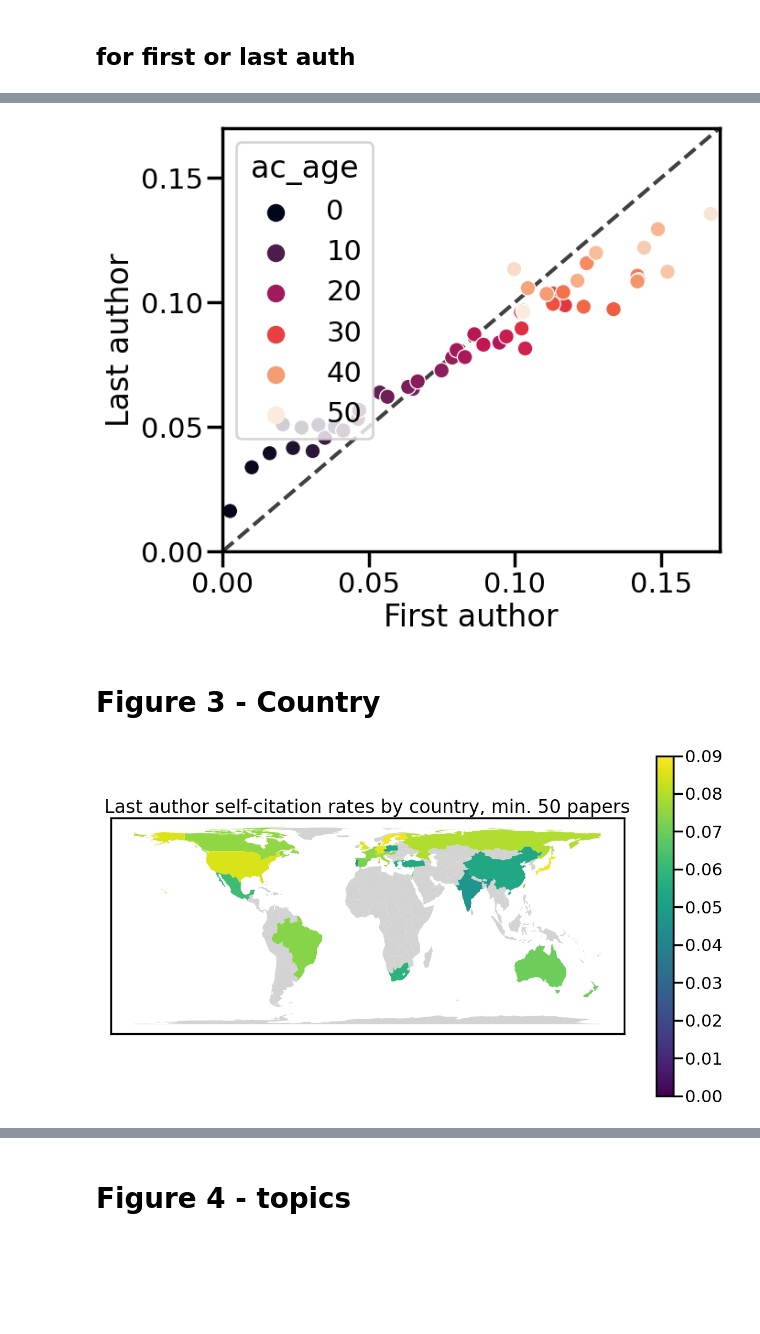
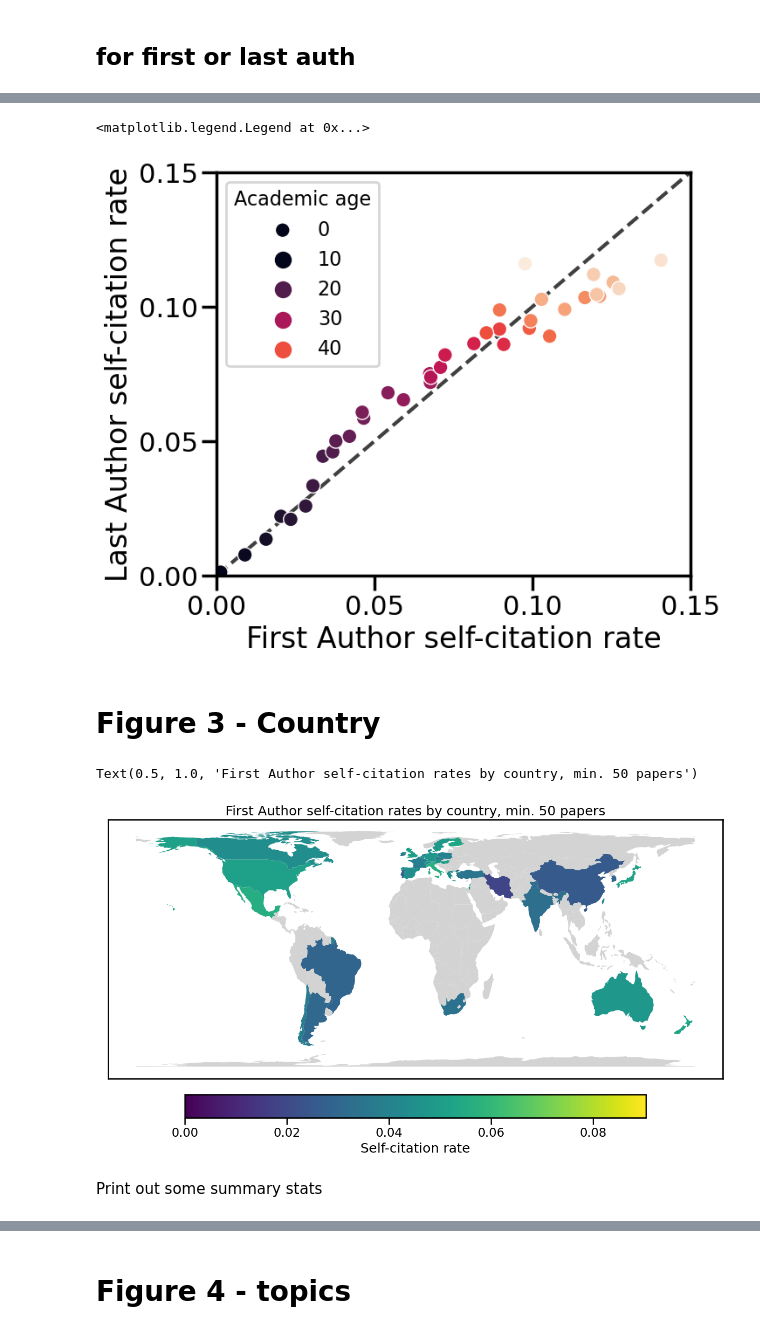
Before and after one commit to mattrosenblatt7/self_citation, a Jupyter notebook: raw_data_analysis/bootstrap_analysis.ipynb, the cells around one changed output, grey strips where cells are left out. Cells and saved outputs as stored; diff of their text form; code cells hidden in the pictures; blank space fills up the shorter version.

```diff
--- a/raw_data_analysis/bootstrap_analysis.ipynb
+++ b/raw_data_analysis/bootstrap_analysis.ipynb
@@ -318,6 +335,6 @@ See the caveats in the documentation: https://pandas.pydata.org/pandas-docs/stab
 # %% [markdown]
 # Load bootstrap results
 # %%
-dat = np.load('./data/boot_results.npz', allow_pickle=True)
+dat = np.load('./boot_results.npz', allow_pickle=True)
 dat['r_boot']
 # %% [output]
@@ -539,8 +569,8 @@ fig, ax = plt.subplots(figsize=(7, 6))
 sns.scatterplot(data=df_ac_age_fa_vs_la, x='sc_x', y='sc_y', ci=None, ax=ax, hue='ac_age', palette = "rocket")
 ax.set_xlabel('First author')
 ax.set_ylabel('Last author')
-ax.set_xlim([0, 0.17])
-ax.set_ylim([0, 0.17])
+ax.set_xlim([0, 0.15])
+ax.set_ylim([0, 0.15])
 ax.set_xticks([0, 0.05, 0.1, 0.15])
 ax.set_yticks([0, 0.05, 0.1, 0.15])
 
@@ -551,9 +581,12 @@ lims = [
 # now plot both limits against eachother
 ax.plot(lims, lims, 'k--', alpha=0.75, zorder=0)
 
-if save_figs:
-  fig.savefig(base_path + 'fig2_ac_age/academic_age_fa_vs_la.svg', format="svg", transparent=True, dpi=400, bbox_inches='tight')
+# set legend
+ax.set_xlabel('First Author self-citation rate')
+ax.set_ylabel('Last Author self-citation rate')
+ax.legend(title='Academic age', title_fontsize=16, labels=[0, 10, 20, 30, 40], fontsize=16)
 # %% [output]
+<matplotlib.legend.Legend at 0x...>
-[figure, old version]
+[figure, new version]
 # %% [markdown]
 # Figure 3 - Country
@@ -574,24 +593,42 @@ df_country_summary['iso_a3'] = coco.convert(names=list(df_country_summary.affil_
+# %%
+# load in from base dataframe
+df_countries = df[(df.affil_country.isin(dat['fa_countries_to_keep'])) & (df['SC Type']=='FA')]  # keep first author data with countries
+df_countries = df_countries.append(df[(df.affil_country.isin(dat['la_countries_to_keep'])) & (df['SC Type']=='LA')])  # add in last author data with countries
+df_country_summary = df_countries.groupby(['SC Type', 'affil_country'],
+                                          as_index=False).agg({'numref':'sum', 'sc_count':'sum', 'numpapers':'sum'})
+df_country_summary['sum_perc'] = df_country_summary['sc_count'] / df_country_summary['numref']
+df_country_summary = df_country_summary.sort_values(by=['affil_country'], ascending=True)  # sort to match existing list order
 # %%
+sns.set_context('talk')
 # Plot map for first and/or last authors (change plot_type variable)
-plot_type = 'LA'  # RUN FOR FA AND LA
+plot_type = 'FA'  # RUN FOR FA AND LA
+paper_thresh = 50 # see boot code above
+if plot_type=='FA':
+    title_str = 'First Author'
+elif plot_type=='LA':
+    title_str = 'Last Author'
+elif plot_type=='Any':
+    title_str = 'Any Author'
+
 world = gpd.read_file(gpd.datasets.get_path('naturalearth_lowres'))
 world.loc[world.name=='France', 'iso_a3'] = 'FRA'  # fix france error where iso_a3 is excluded
 df_plot = df_country_summary[df_country_summary['SC Type']==plot_type]
-world = world.merge(df_plot, how='left', left_on=['iso_a3'], right_on=['iso_a3'])
+world = world.merge(df_plot, how='left', left_on=['iso_a3'], right_on=['affil_country'])
 fig, ax = plt.subplots(figsize=(15, 8))
+# cbar = plt.colorbar()
 world = world.to_crs(epsg=6933)
-world.plot(column='sum_perc_' + plot_type.lower(), ax=ax, legend=True, missing_kwds={'color': 'lightgrey'}, cmap='viridis', vmin=0, vmax=0.09)
+world.plot(column='sum_perc', ax=ax, missing_kwds={'color': 'lightgrey'},
+           legend=True,
+           cmap='viridis', vmin=0, vmax=df_country_summary['sum_perc'].max(),
+           legend_kwds={"label": "Self-citation rate",
+                        "orientation": "horizontal", "pad":0.05,
+                       "shrink":0.75})
 ax.set_xticks([]); ax.set_yticks([])
 
-if plot_type=='FA':
-  title_str = 'First author'
-elif plot_type=='LA':
-  title_str = 'Last author'
-elif plot_type=='Any':
-  title_str = 'Any author'
 
-ax.set_title(title_str + ' self-citation rates by country, min. ' + str(paper_thresh) + ' papers', fontsize=24)
-if save_figs:
-  fig.savefig(base_path + 'fig3_country/map_' + plot_type + '.svg', format="svg", transparent=True, dpi=400, bbox_inches='tight')
+ax.set_title(title_str + ' self-citation rates by country, min. ' + str(paper_thresh) + ' papers', fontsize=18)
 # %% [output]
+Text(0.5, 1.0, 'First Author self-citation rates by country, min. 50 papers')
-[figure, old version]
+[figure, new version]
+# %% [markdown]
+Print out some summary stats
```
Also changed, not shown: parts of 104 cells of this notebook, 1 other file.
